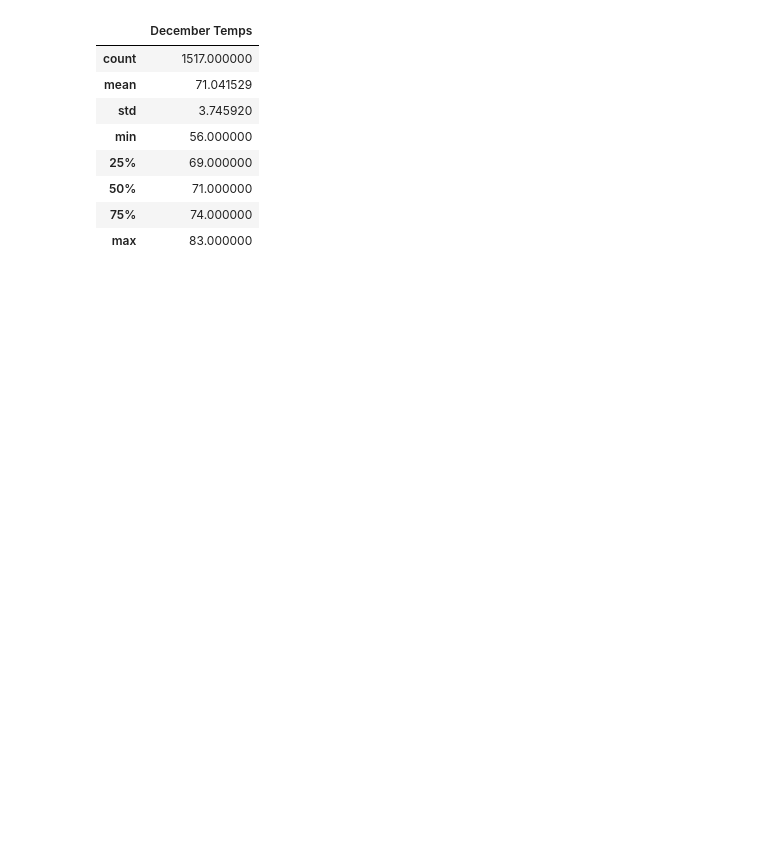
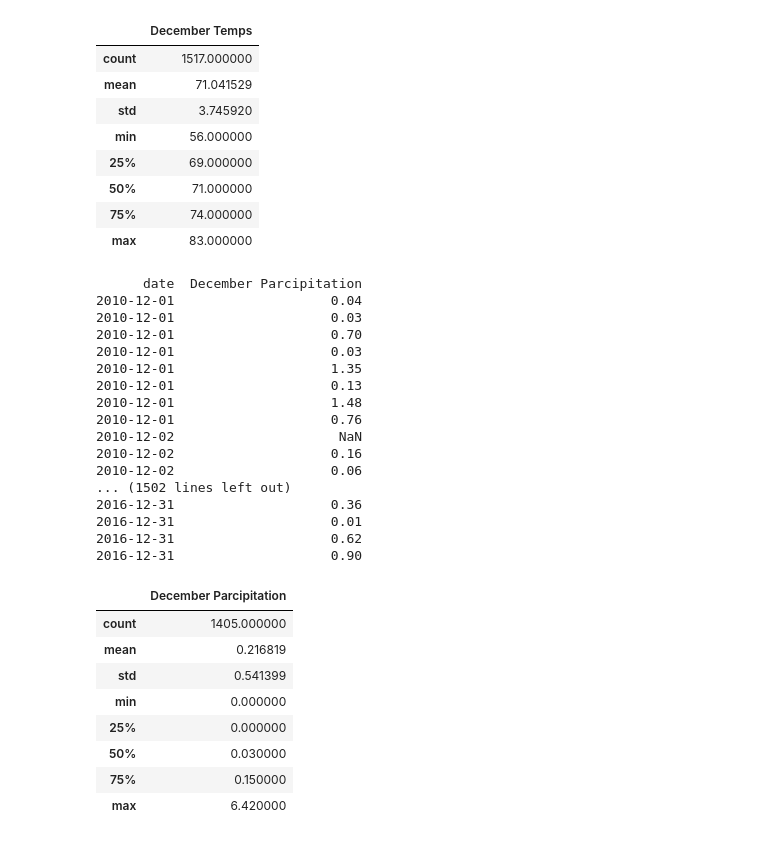
Before and after one commit to Omerdica/surfs_up, a Jupyter notebook: SurfsUp_Challenge.ipynb, the cells around one changed output. Drawn from its saved outputs; the diff is of its cells as text; code cells hidden in the pictures; blank space fills up the shorter version.

```diff
--- a/SurfsUp_Challenge.ipynb
+++ b/SurfsUp_Challenge.ipynb
@@ -153,3 +162,49 @@ df.describe()
 | 50% | 71.000000 |
 | 75% | 74.000000 |
 | max | 83.000000 |
+# %%
+results = session.query(Measurement.date, Measurement.prcp).filter(extract('month', Measurement.date)== 12).all()
+#print(results)
+#results = list(results)
+
+df = pd.DataFrame(results, columns=['date','prcp'])
+df= df.rename(columns={"prcp":"December Parcipitation"})
+df.set_index(df['date'], inplace=True)
+#print(df)
+
+df = df.sort_index()
+
+df = pd.DataFrame(results, columns=['date','December Parcipitation'])
+df.set_index(df['date'], inplace=True)
+
+df = df.sort_index()
+print(df.to_string(index=False))
+
+df.describe()
+# %% [output]
+      date  December Parcipitation
+2010-12-01                    0.04
+2010-12-01                    0.03
+2010-12-01                    0.70
+2010-12-01                    0.03
+2010-12-01                    1.35
+2010-12-01                    0.13
+2010-12-01                    1.48
+2010-12-01                    0.76
+2010-12-02                     NaN
+2010-12-02                    0.16
+2010-12-02                    0.06
+... (1502 lines left out)
+2016-12-31                    0.36
+2016-12-31                    0.01
+2016-12-31                    0.62
+2016-12-31                    0.90
+|  | December Parcipitation |
+| count | 1405.000000 |
+| mean | 0.216819 |
+| std | 0.541399 |
+| min | 0.000000 |
+| 25% | 0.000000 |
+| 50% | 0.030000 |
+| 75% | 0.150000 |
+| max | 6.420000 |
```
Also changed, not shown: parts of 7 cells of this notebook, 3 other files.
